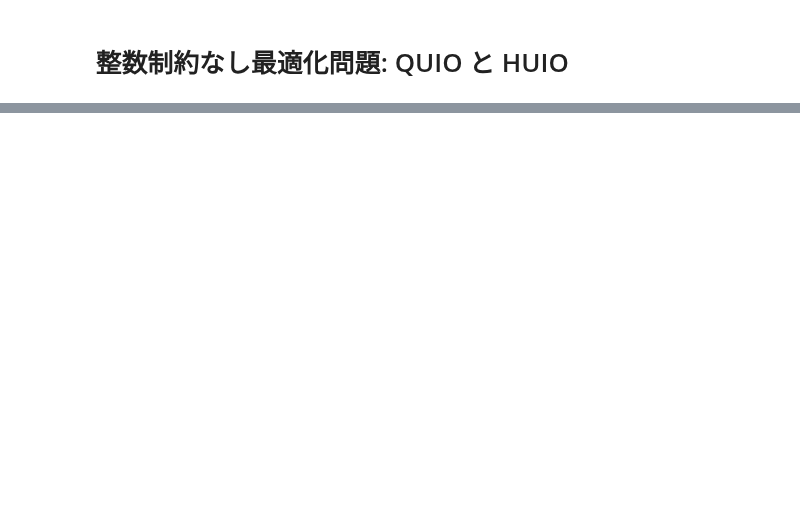
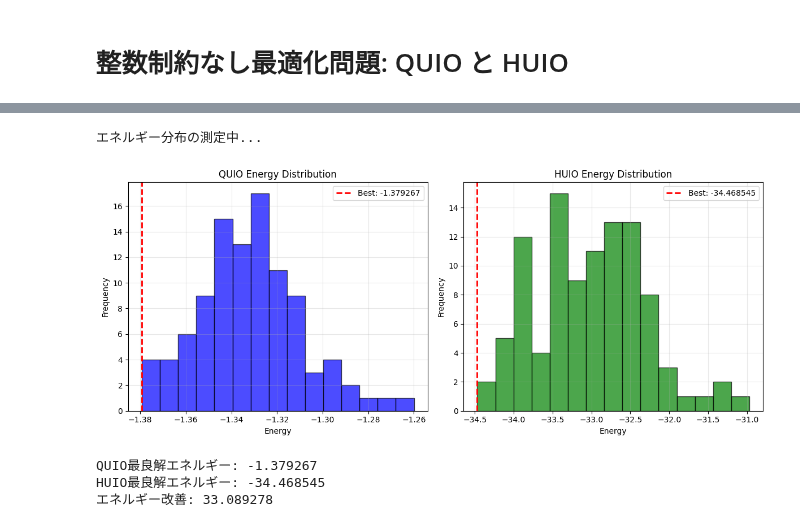
Before and after one commit to Jij-Inc/OpenJij, a Jupyter notebook: docs/ja/tutorial/003-IntegerOptimization.ipynb, the cells around one changed output, grey strips where cells are left out. Drawn from its saved outputs; the diff is of its cells as text; code cells hidden in the pictures; blank space fills up the shorter version.

```diff
--- a/docs/ja/tutorial/003-IntegerOptimization.ipynb
+++ b/docs/ja/tutorial/003-IntegerOptimization.ipynb
@@ -274,0 +287,60 @@ plt.show()
+# %%
+# エネルギー分布の測定
+print("エネルギー分布の測定中...")
+
+# 多数の解を取得してエネルギー分布を調べる
+response_quio_dist = sampler.sample_quio(
+    J=J_quio_random,
+    bound_list=bound_list,
+    num_sweeps=1000,
+    num_reads=100,
+    seed=42,
+    num_threads=4  # 並列サンプリング（macOS/Linuxのみ）
+)
+
+response_huio_dist = sampler.sample_huio(
+    J=J_huio_random,
+    bound_list=bound_list,
+    num_sweeps=1000,
+    num_reads=100,
+    seed=42,
+    num_threads=4  # 並列サンプリング（macOS/Linuxのみ）
+)
+
+# エネルギー分布の可視化
+fig, (ax1, ax2) = plt.subplots(1, 2, figsize=(12, 5))
+
+# QUIO エネルギー分布
+energies_quio = response_quio_dist.data_vectors['energy']
+ax1.hist(energies_quio, bins=15, alpha=0.7, color='blue', edgecolor='black')
+ax1.axvline(np.min(energies_quio), color='red', linestyle='--', linewidth=2,
+           label=f'Best: {np.min(energies_quio):.6f}')
+ax1.set_xlabel('Energy')
+ax1.set_ylabel('Frequency')
+ax1.set_title('QUIO Energy Distribution')
+ax1.legend()
+ax1.grid(True, alpha=0.3)
+
+# HUIO エネルギー分布
+energies_huio = response_huio_dist.data_vectors['energy']
+ax2.hist(energies_huio, bins=15, alpha=0.7, color='green', edgecolor='black')
+ax2.axvline(np.min(energies_huio), color='red', linestyle='--', linewidth=2,
+           label=f'Best: {np.min(energies_huio):.6f}')
+ax2.set_xlabel('Energy')
+ax2.set_ylabel('Frequency')
+ax2.set_title('HUIO Energy Distribution')
+ax2.legend()
+ax2.grid(True, alpha=0.3)
+
+plt.tight_layout()
+plt.show()
+
+print(f"QUIO最良解エネルギー: {np.min(energies_quio):.6f}")
+print(f"HUIO最良解エネルギー: {np.min(energies_huio):.6f}")
+print(f"エネルギー改善: {(np.min(energies_quio) - np.min(energies_huio)):.6f}")
+# %% [output]
+エネルギー分布の測定中...
+[figure, added]
+QUIO最良解エネルギー: -1.379267
+HUIO最良解エネルギー: -34.468545
+エネルギー改善: 33.089278
```
Also changed, not shown: parts of 24 cells of this notebook, 1 other file.
